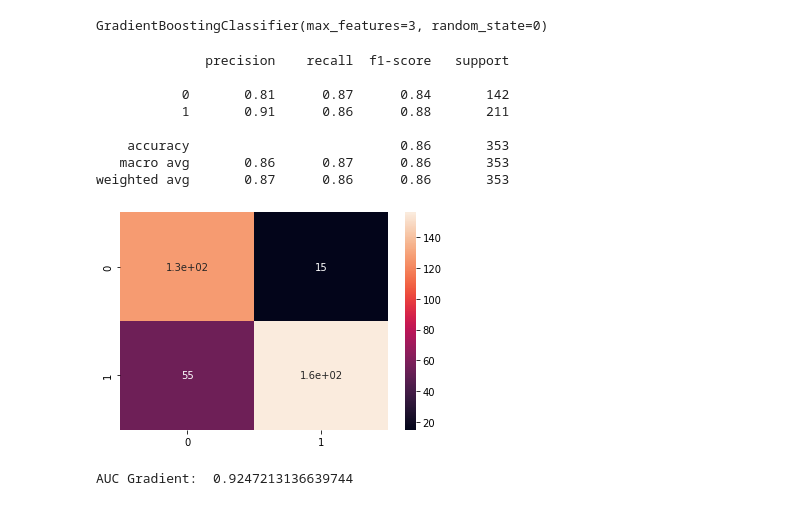
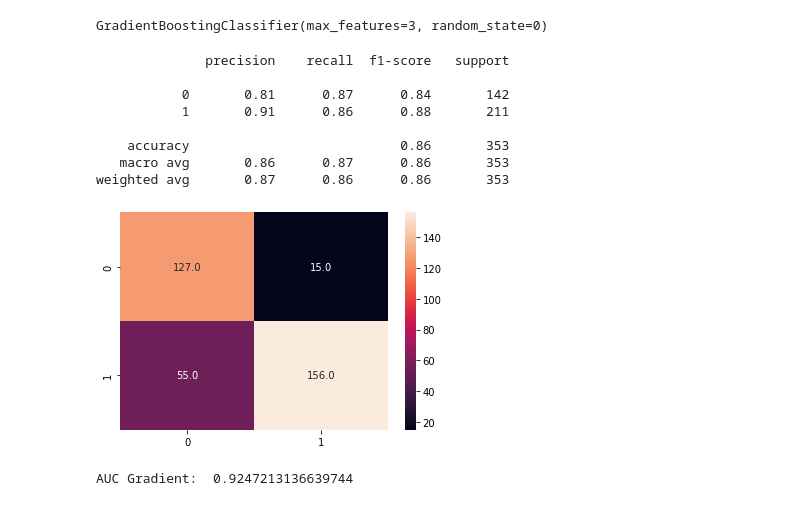
Before and after one commit to Thasneem-vazim/Final-dataset-depression-detection, a Jupyter notebook: final_dataset_Using_MRMR.ipynb, the cells around one changed output. Cells and saved outputs as stored; diff of their text form; code cells hidden in the pictures.

```diff
--- a/final_dataset_Using_MRMR.ipynb
+++ b/final_dataset_Using_MRMR.ipynb
@@ -474,19 +474,19 @@ GradientBoostingClassifier(max_features=3, random_state=0)
 # %%
 y_predictionGradient=GradeintBoostClassification.predict(X_testSelectedFeature)
 from sklearn.metrics import classification_report,confusion_matrix
 cm1=confusion_matrix(y_test,y_predictionKNN)
-sns.heatmap(cm1,annot=True)
+sns.heatmap(cm1,annot=True,fmt=".1f")
 print(classification_report(y_test,y_predictionGradient))
 # %% [output]
               precision    recall  f1-score   support
 
            0       0.81      0.87      0.84       142
            1       0.91      0.86      0.88       211
 
     accuracy                           0.86       353
    macro avg       0.86      0.87      0.86       353
 weighted avg       0.87      0.86      0.86       353
-[figure, old version]
+[figure, new version]
 # %%
 y_predictionGradientBoosting_proba=GradeintBoostClassification.predict_proba(X_testSelectedFeature)[:,1]
 AUCGradientBoostingClassifier=metrics.roc_auc_score(y_test,y_predictionGradientBoosting_proba)
```
Also changed, not shown: parts of 6 cells of this notebook.
